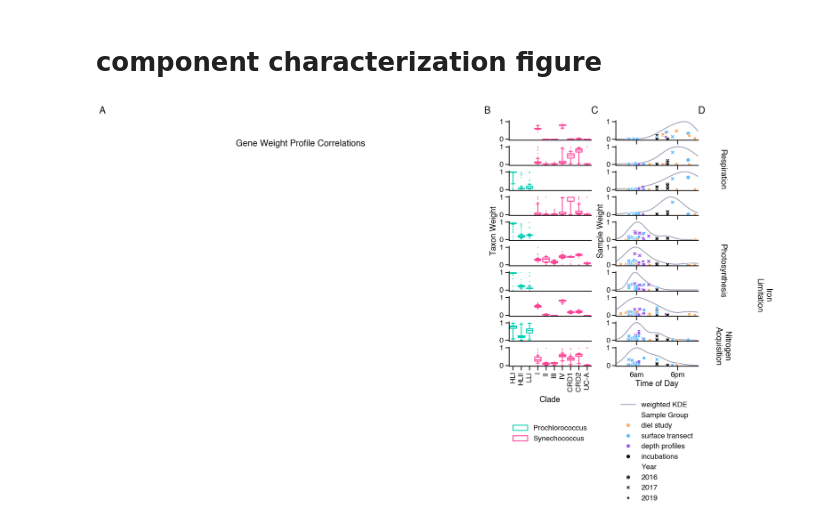
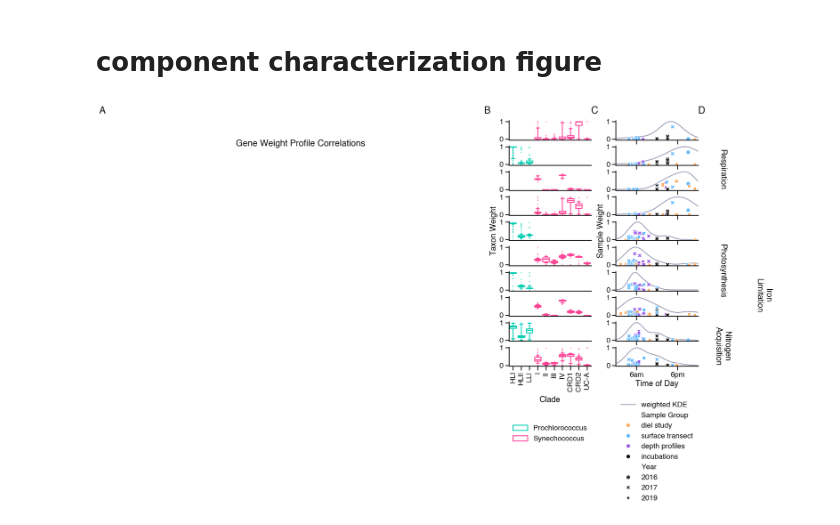
Before and after one commit to blasks/barnacle-manuscript, a Jupyter notebook: analyses/6-clusters/1-cluster-comparison.ipynb, the cells around one changed output. Cells and saved outputs as stored; diff of their text form; code cells hidden in the pictures.

```diff
--- a/analyses/6-clusters/1-cluster-comparison.ipynb
+++ b/analyses/6-clusters/1-cluster-comparison.ipynb
@@ -604,7 +604,7 @@ syn15: kde max at 7:45
 # %%
 # make combined comparison figure
 
-selected_clusters = ['syn4', 'syn10', 'pro6', 'syn7', 'pro5', 'syn6', 'pro7', 'syn8', 'pro15', 'syn12']
+selected_clusters = ['syn7', 'pro6', 'syn4', 'syn10', 'pro5', 'syn6', 'pro7', 'syn8', 'pro15', 'syn12']
 n_clusters = len(selected_clusters)
 sample_weight_range = (-0.05, 1.05)
 fig = plt.figure(figsize=(25, 10))
@@ -614,7 +614,7 @@ annot_kwgs = {
 }
 
 # set some common dataset params
-clade_order = ['HLI', 'HLII', 'LLI', '5.1B-I', '5.1A-II', '5.1A-III', '5.1A-IV', '5.1A-CRD2', '5.1B-CRD1', '5.1A-UC-A-EnvC']
+clade_order = ['HLI', 'HLII', 'LLI', '5.1B-I', '5.1A-II', '5.1A-III', '5.1A-IV', '5.1B-CRD1', '5.1A-CRD2', '5.1A-UC-A-EnvC']
 clade_labels = ['HLI', 'HLII', 'LLI', 'I', 'II', 'III', 'IV', 'CRD1', 'CRD2', 'UC-A']
 genus_palette = dict(zip(['Prochlorococcus', 'Synechococcus'], [sns.color_palette()[i] for i in [2, 3]]))
 sample_palette = dict(zip(['surface transect', 'incubations', 'depth profiles', 'diel study'],
@@ -668,31 +668,31 @@ for i, cid in enumerate(selected_clusters):
         palette=sample_palette, style='Year', zorder=2, ax=ax_c, legend=(i == n_clusters-1)
     )
     ax_c.set_xticks([0.25, 0.75], ['6am', '6pm'])
     if i == n_clusters-1:
         ax_c.set(xlabel='Time of Day', ylabel=None, xlim=[0., 1.], ylim=sample_weight_range)
         ax_c.legend(loc='upper center', bbox_to_anchor=(0.5, -1.5))
     else:
         ax_c.set(xlabel=None, ylabel=('Sample Weight' if i==4 else None), xlim=[0., 1.], ylim=sample_weight_range)
         ax_c.tick_params(labelbottom=False)
 
 # save a column for annotations
 positions = [0, 2, 6, 7, 9]
 for i in positions:
     if i == 6:
         ax_d = plt.subplot(grid[i+1, 5])
     else:
         ax_d = plt.subplot(grid[i, 5])
     if not i:
         ax_d.annotate('D', xy=(-0.3, 1.5), **annot_kwgs)
     else:
         ax_d.annotate(
             dict(zip(positions[1:], ['Respiration', 'Photosynthesis', 'Iron\nLimitation', 'Nitrogen\nAcquisition']))[i],
             xy=dict(zip(positions[1:], [(0, 0.1), (0, 1), (0.5, 0.25), (0, 0.13)]))[i], fontsize=18, rotation=270, ha='center'
         )
     ax_d.set_axis_off()
 
 # save figure
 fig.savefig(outdir / 'frame-cluster-comparison.png', bbox_inches='tight', dpi=300)
 plt.show()
 # %% [output]
-[figure, old version]
+[figure, new version]
```
Also changed, not shown: 4 other files.
